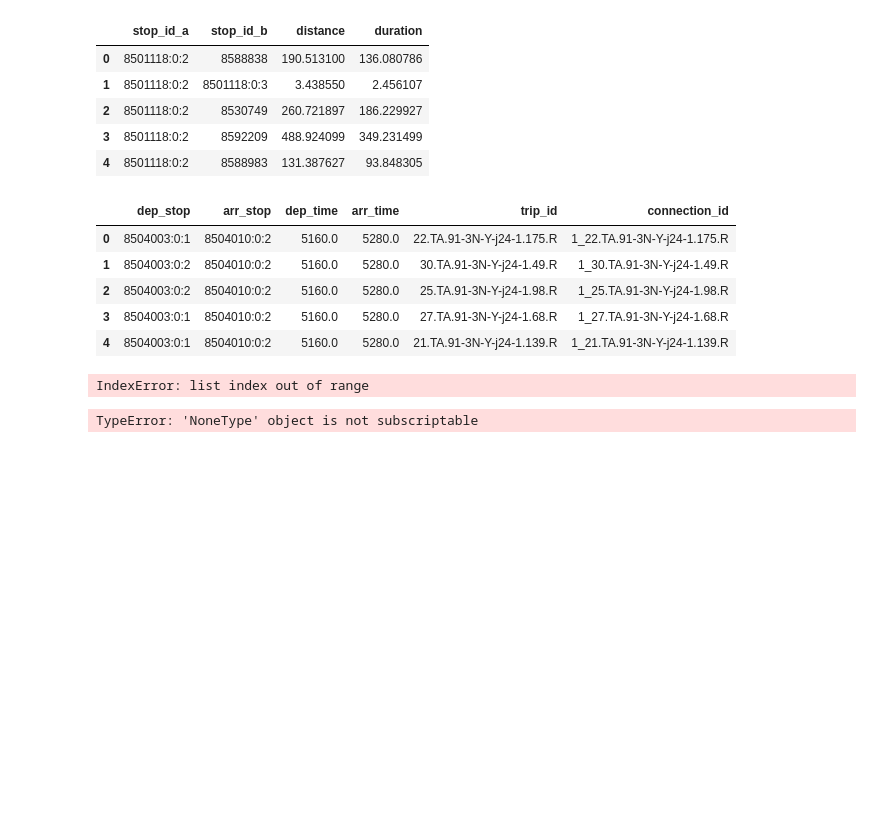
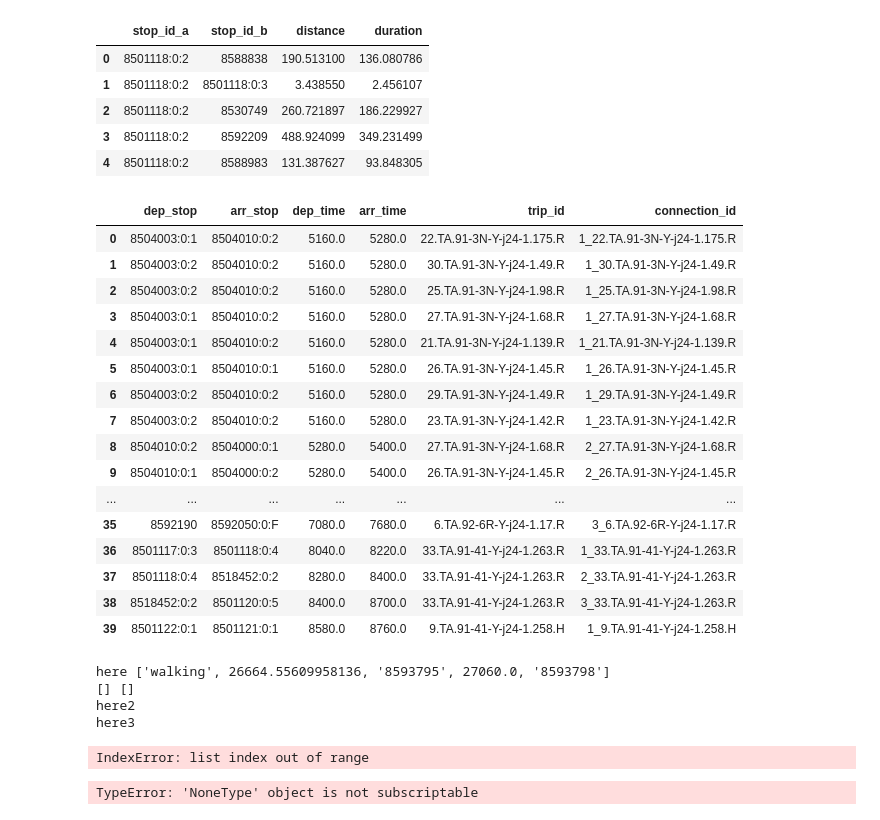
Before and after one commit to kaedejohnson/largescaleds_epfl_com490, a Jupyter notebook: project.ipynb, the cells around one changed output. Cells and saved outputs as stored; diff of their text form; code cells hidden in the pictures; blank space fills up the shorter version.

```diff
--- a/project.ipynb
+++ b/project.ipynb
@@ -52,14 +52,25 @@ footpaths.head()
 | 3 | 8501118:0:2 | 8592209 | 488.924099 | 349.231499 |
 | 4 | 8501118:0:2 | 8588983 | 131.387627 | 93.848305 |
 # %%
-timetable_sorted.head()
+timetable_sorted.head(40)
 # %% [output]
 |  | dep_stop | arr_stop | dep_time | arr_time | trip_id | connection_id |
 | 0 | 8504003:0:1 | 8504010:0:2 | 5160.0 | 5280.0 | 22.TA.91-3N-Y-j24-1.175.R | 1_22.TA.91-3N-Y-j24-1.175.R |
 | 1 | 8504003:0:2 | 8504010:0:2 | 5160.0 | 5280.0 | 30.TA.91-3N-Y-j24-1.49.R | 1_30.TA.91-3N-Y-j24-1.49.R |
 | 2 | 8504003:0:2 | 8504010:0:2 | 5160.0 | 5280.0 | 25.TA.91-3N-Y-j24-1.98.R | 1_25.TA.91-3N-Y-j24-1.98.R |
 | 3 | 8504003:0:1 | 8504010:0:2 | 5160.0 | 5280.0 | 27.TA.91-3N-Y-j24-1.68.R | 1_27.TA.91-3N-Y-j24-1.68.R |
 | 4 | 8504003:0:1 | 8504010:0:2 | 5160.0 | 5280.0 | 21.TA.91-3N-Y-j24-1.139.R | 1_21.TA.91-3N-Y-j24-1.139.R |
+| 5 | 8504003:0:1 | 8504010:0:1 | 5160.0 | 5280.0 | 26.TA.91-3N-Y-j24-1.45.R | 1_26.TA.91-3N-Y-j24-1.45.R |
+| 6 | 8504003:0:2 | 8504010:0:2 | 5160.0 | 5280.0 | 29.TA.91-3N-Y-j24-1.49.R | 1_29.TA.91-3N-Y-j24-1.49.R |
+| 7 | 8504003:0:2 | 8504010:0:2 | 5160.0 | 5280.0 | 23.TA.91-3N-Y-j24-1.42.R | 1_23.TA.91-3N-Y-j24-1.42.R |
+| 8 | 8504010:0:2 | 8504000:0:1 | 5280.0 | 5400.0 | 27.TA.91-3N-Y-j24-1.68.R | 2_27.TA.91-3N-Y-j24-1.68.R |
+| 9 | 8504010:0:1 | 8504000:0:2 | 5280.0 | 5400.0 | 26.TA.91-3N-Y-j24-1.45.R | 2_26.TA.91-3N-Y-j24-1.45.R |
+| ... | ... | ... | ... | ... | ... | ... |
+| 35 | 8592190 | 8592050:0:F | 7080.0 | 7680.0 | 6.TA.92-6R-Y-j24-1.17.R | 3_6.TA.92-6R-Y-j24-1.17.R |
+| 36 | 8501117:0:3 | 8501118:0:4 | 8040.0 | 8220.0 | 33.TA.91-41-Y-j24-1.263.R | 1_33.TA.91-41-Y-j24-1.263.R |
+| 37 | 8501118:0:4 | 8518452:0:2 | 8280.0 | 8400.0 | 33.TA.91-41-Y-j24-1.263.R | 2_33.TA.91-41-Y-j24-1.263.R |
+| 38 | 8518452:0:2 | 8501120:0:5 | 8400.0 | 8700.0 | 33.TA.91-41-Y-j24-1.263.R | 3_33.TA.91-41-Y-j24-1.263.R |
+| 39 | 8501122:0:1 | 8501121:0:1 | 8580.0 | 8760.0 | 9.TA.91-41-Y-j24-1.258.H | 1_9.TA.91-41-Y-j24-1.258.H |
 # %%
 import numpy as np
 
@@ -109,12 +120,18 @@ for idx, row in timetable_ssr.iterrows():
             if S[fp['stop_id_b']][1] < ( row['dep_time'] - fp['duration']):
                 S[fp['stop_id_b']] = ['walking', row['dep_time'] - fp['duration'], row['dep_stop'], row['arr_time'], row['arr_stop']]
 # %%
+old = []
+
 if S[source_stop_id][0]!=None:
     path = []
     mof = None
     step = S[source_stop_id]
+    print('here', step)
+    print(path, old)
     while step[0]!=None:
+        print('here2')
         if step[0]!=mof:
+            print('here3')
             if step[2]!=source_stop_id:
                 path[-1][3] = old[3]
                 path[-1][4] = old[4]
@@ -133,7 +150,11 @@ if S[source_stop_id][0]!=None:
 else:
     print('No path exists starting from "{}" and arriving to "{}" by {} on {}'.format(source_stop_id, destination_stop_id, arrival_time))
 # %% [output]
-IndexError: list index out of range
+here ['walking', 26664.55609958136, '8593795', 27060.0, '8593798']
+[] []
+here2
+here3
+IndexError: list index out of range
 # %%
 source_stop_id = '8592060'
 destination_stop_id = '8591984'
```
Also changed, not shown: parts of 1 cell of this notebook.
